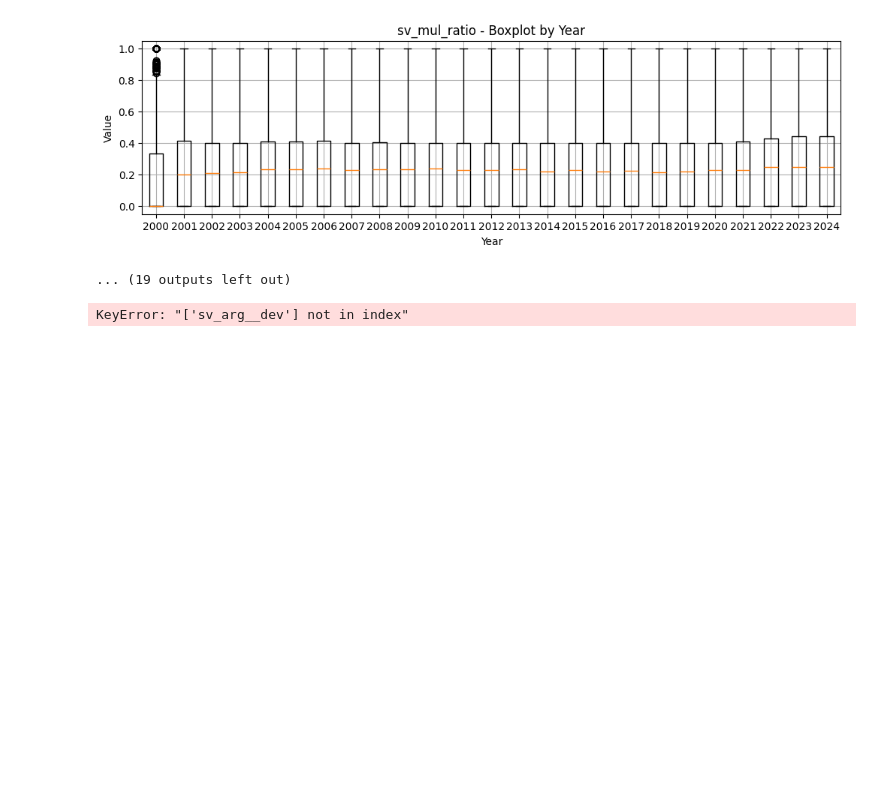
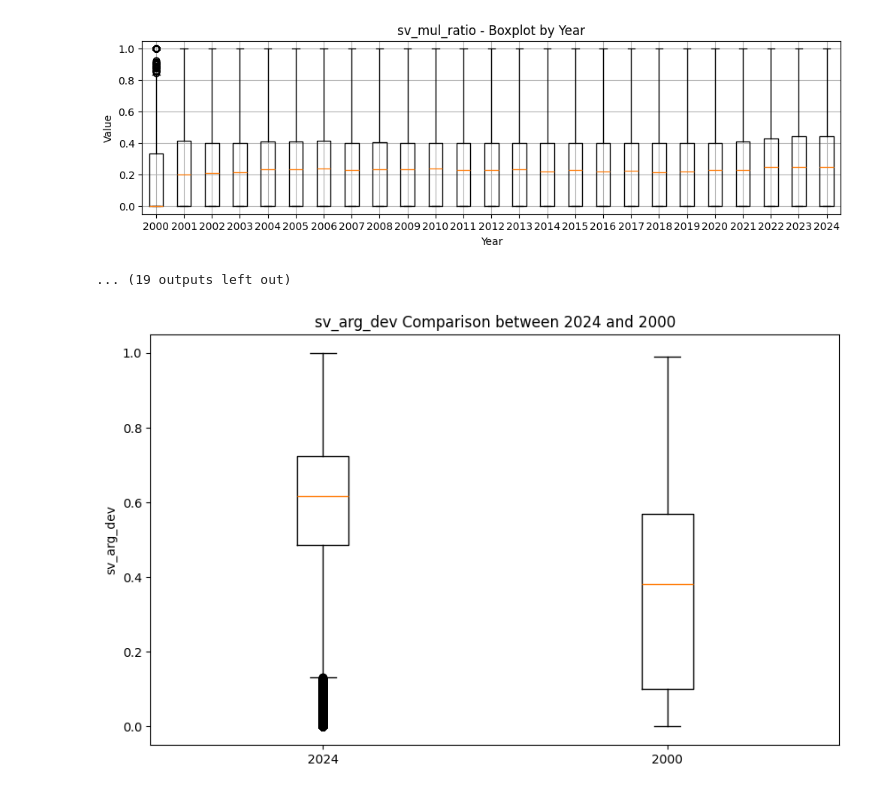
Before and after one commit to keeponing/py2_aider, a Jupyter notebook: 03_箱ひげ図/03_03_StatisticsVariables_箱ひげ図 .ipynb, the cells around one changed output. Drawn from its saved outputs; the diff is of its cells as text; code cells hidden in the pictures; blank space fills up the shorter version.

```diff
--- a/03_箱ひげ図/03_03_StatisticsVariables_箱ひげ図 .ipynb
+++ b/03_箱ひげ図/03_03_StatisticsVariables_箱ひげ図 .ipynb
@@ -113,7 +113,3 @@ def compare_columns_with_boxplot(df1, df2, column_name):
     plt.xlabel('DataFrame')
     plt.ylabel(column_name)
     plt.show()
-# %%
-compare_columns_with_boxplot(dict_statistics[2024], dict_statistics[2023], 'sv_arg__dev')
-# %% [output]
-KeyError: "['sv_arg__dev'] not in index"
@@ -119,0 +147,6 @@ KeyError: "['sv_arg__dev'] not in index"
+# %%
+
+column_names=['sv_arg_dev','sv_arg_dev']
+compare_two_dfs_boxplot(dict_statistics[2024], dict_statistics[2000], '2024', '2000',column_names)
+# %% [output]
+[figure, added]
```
Also changed, not shown: parts of 1 cell of this notebook.
